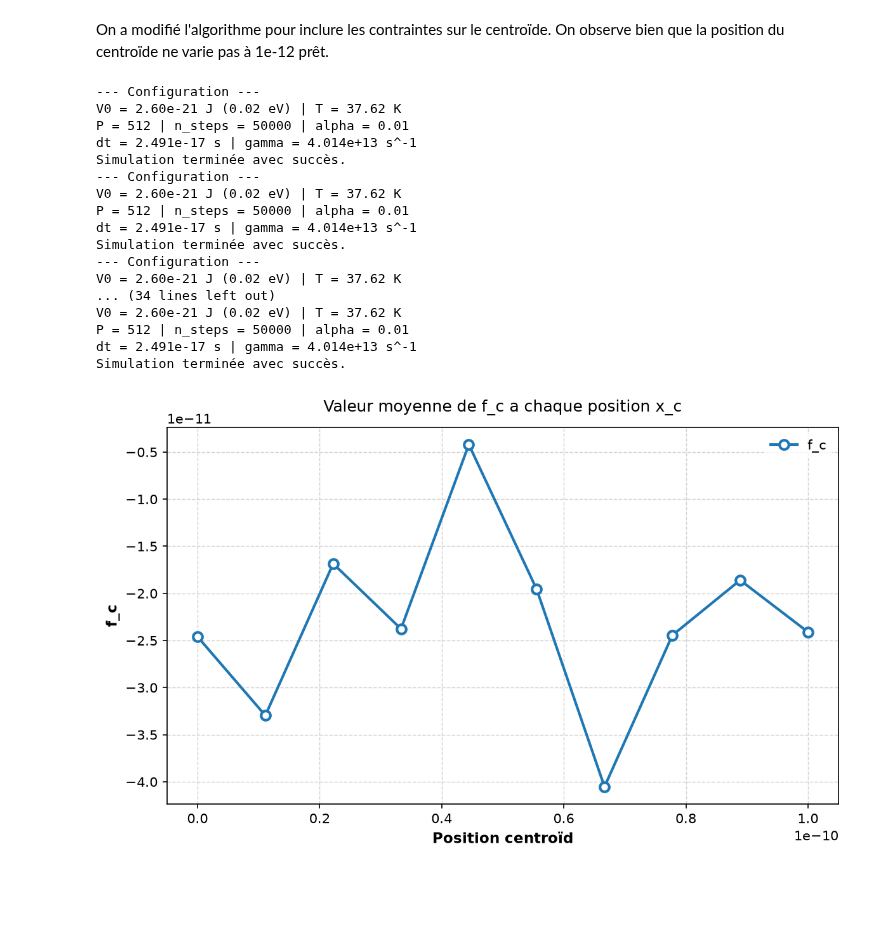
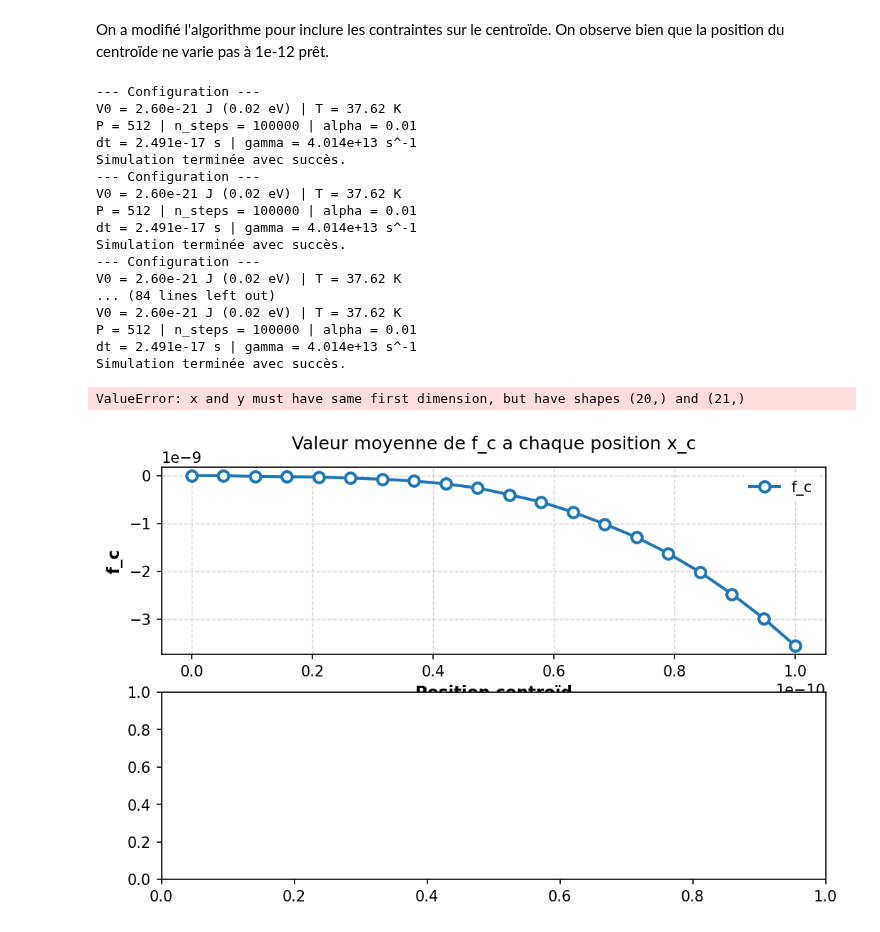
Before and after one commit to Djoto15/MSN_project12, a Jupyter notebook: notes.ipynb, the cells around one changed output. Drawn from its saved outputs; the diff is of its cells as text; code cells hidden in the pictures; blank space fills up the shorter version.

```diff
--- a/notes.ipynb
+++ b/notes.ipynb
@@ -207,7 +207,7 @@ Simulation terminée avec succès.
 ### Question 6
 # %%
 # --- Simulation & resultats ---
-sim, res = run_simulation(n_steps=10000, P=100, gamma=None, alpha=1/100, xc=0.02e-9, C=0.8, T_facteur=0.2, seed=None)
+sim, res = run_simulation(n_steps=100000, P=1024, gamma=None, alpha=1/100, xc=None, C=0.3, T_facteur=0.2, seed=None)
 
 fig, axes = plt.subplots(3, 1, figsize=(10, 9), sharex=True)
 
@@ -246,20 +246,23 @@ Centroïde écart-type: 1.01e-13 Angström
 On a modifié l'algorithme pour inclure les contraintes sur le centroïde. On observe bien que la position du centroïde ne varie pas à 1e-12 prêt.
 # %%
 # Ici on calcul fc pour différentes valeurs de xc
-X_c = np.linspace(0, 0.1e-9, 10)
+X_c = np.linspace(0, 0.1e-9, 20)
+dX = X_c[1] - X_c[0]
 # print(len(X_c))
 F_c = []
+E_p = [0]
 for x_c in X_c:
-    sim, res = run_simulation(n_steps=50000, P=512, gamma=None, alpha=1/100, xc=0.02e-9, C=0.8, T_facteur=0.2, seed=None)
+    sim, res = run_simulation(n_steps=100000, P=512, gamma=None, alpha=1/100, xc=x_c, C=0.8, T_facteur=0.2, seed=None)
     F_c.append(np.mean(res.fc))
+    E_p.append(E_p[-1]-F_c[-1]*dX)
 
 # print(len(F_c))
 
 # --- Tracé esthétique ---
-fig, ax = plt.subplots(figsize=(8, 5), dpi=150)
+fig, axes = plt.subplots(2,1,figsize=(8, 5), dpi=150)
 
 # Tracé principal avec marqueurs stylisés
-ax.plot(
+axes[0].plot(
     X_c,
     F_c,
     marker="o",
@@ -274,41 +277,75 @@ ax.plot(
 
 # Échelle log base 2 pour P
 # ax.set_xscale("log", base=2)
 # ax.set_xticks(list_P)
 # ax.set_xticklabels([str(p) for p in list_P])
 
 # Labels et mise en page
-ax.set_xlabel(r"Position centroïd", fontsize=11, fontweight="bold")
-ax.set_ylabel(r"f_c", fontsize=11, fontweight="bold")
-ax.set_title(
+axes[0].set_xlabel(r"Position centroïd", fontsize=11, fontweight="bold")
+axes[0].set_ylabel(r"f_c", fontsize=11, fontweight="bold")
+axes[0].set_title(
     r"Valeur moyenne de f_c a chaque position x_c",
     fontsize=12,
     pad=12,
 )
 
 # Grille subtile
-ax.grid(True, which="major", color="#d3d3d3", linestyle="--", linewidth=0.7)
-ax.grid(True, which="minor", color="#f0f0f0", linestyle=":", linewidth=0.5)
+axes[0].grid(True, which="major", color="#d3d3d3", linestyle="--", linewidth=0.7)
+axes[0].grid(True, which="minor", color="#f0f0f0", linestyle=":", linewidth=0.5)
 
-ax.legend(frameon=True, facecolor="white", edgecolor="none", fontsize=10)
+axes[0].legend(frameon=True, facecolor="white", edgecolor="none", fontsize=10)
+
+axes[1].plot(
+    X_c,
+    E_p[:len(X_c)],
+    marker="o",
+    markersize=7,
+    markerfacecolor="white",
+    markeredgewidth=2,
+    markeredgecolor="#1f77b4",
+    linewidth=2,
+    color="#1f77b4",
+    label=r"E_p",
+)
+
+# Échelle log base 2 pour P
+# ax.set_xscale("log", base=2)
+# ax.set_xticks(list_P)
+# ax.set_xticklabels([str(p) for p in list_P])
+
+# Labels et mise en page
+axes[1].set_xlabel(r"Position centroïd", fontsize=11, fontweight="bold")
+axes[1].set_ylabel(r"E_p", fontsize=11, fontweight="bold")
+axes[1].set_title(
+    r"Valeur moyenne de E_p a chaque position x_c",
+    fontsize=12,
+    pad=12,
+)
+
+# Grille subtile
+axes[1].grid(True, which="major", color="#d3d3d3", linestyle="--", linewidth=0.7)
+axes[1].grid(True, which="minor", color="#f0f0f0", linestyle=":", linewidth=0.5)
+
+axes[1].legend(frameon=True, facecolor="white", edgecolor="none", fontsize=10)
 fig.tight_layout()
 plt.show()
 # %% [output]
 --- Configuration ---
 V0 = 2.60e-21 J (0.02 eV) | T = 37.62 K
-P = 512 | n_steps = 50000 | alpha = 0.01
+P = 512 | n_steps = 100000 | alpha = 0.01
 dt = 2.491e-17 s | gamma = 4.014e+13 s^-1
 Simulation terminée avec succès.
 --- Configuration ---
 V0 = 2.60e-21 J (0.02 eV) | T = 37.62 K
-P = 512 | n_steps = 50000 | alpha = 0.01
+P = 512 | n_steps = 100000 | alpha = 0.01
 dt = 2.491e-17 s | gamma = 4.014e+13 s^-1
 Simulation terminée avec succès.
 --- Configuration ---
 V0 = 2.60e-21 J (0.02 eV) | T = 37.62 K
-... (34 lines left out)
+... (84 lines left out)
 V0 = 2.60e-21 J (0.02 eV) | T = 37.62 K
-P = 512 | n_steps = 50000 | alpha = 0.01
+P = 512 | n_steps = 100000 | alpha = 0.01
 dt = 2.491e-17 s | gamma = 4.014e+13 s^-1
 Simulation terminée avec succès.
+ValueError: x and y must have same first dimension, but have shapes (20,) and (21,)
-[figure, old version]
+[figure, new version]
```
Also changed, not shown: parts of 2 cells of this notebook.
